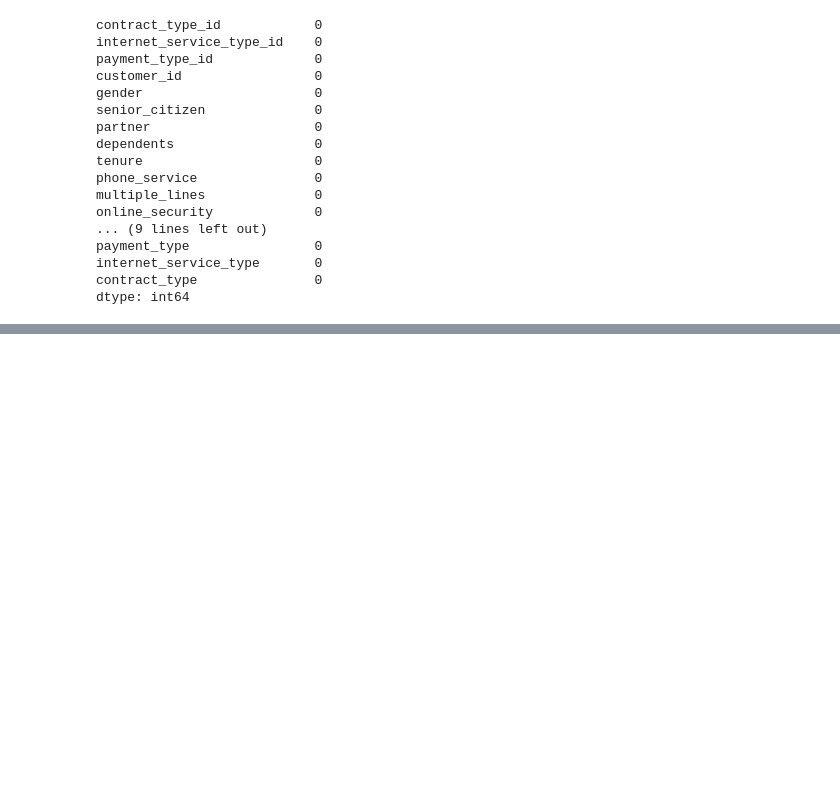
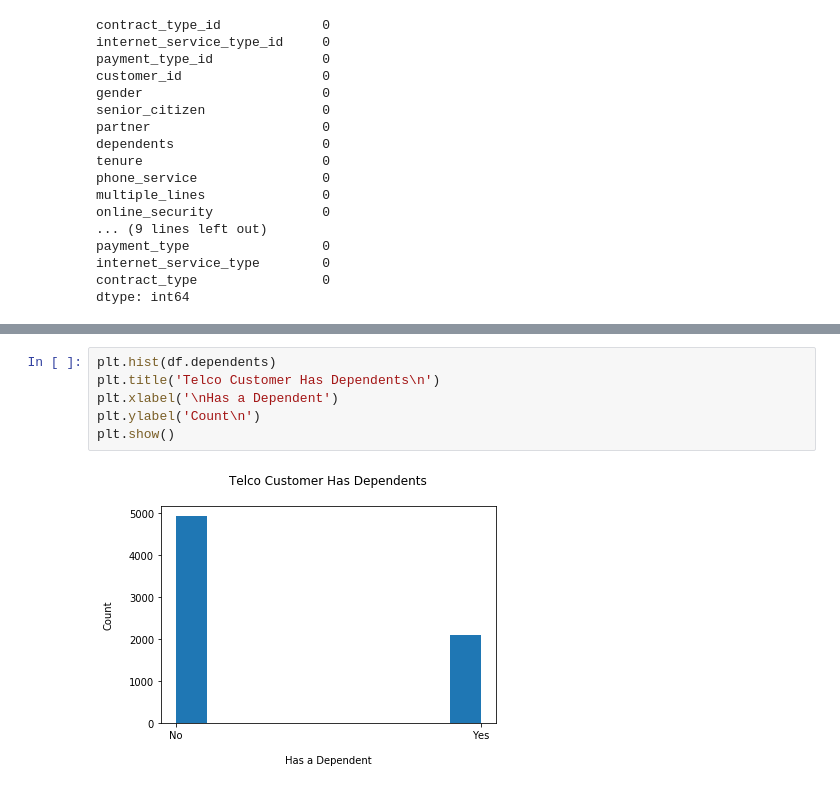
Before and after one commit to team-db-telco/telco-classification-project, a Jupyter notebook: telco_classifiaction_project.ipynb, the cells around one changed output, grey strips where cells are left out. Drawn from its saved outputs; the diff is of its cells as text; blank space fills up the shorter version.

```diff
--- a/telco_classifiaction_project.ipynb
+++ b/telco_classifiaction_project.ipynb
@@ -78,0 +117,8 @@ df[(df.churn == 'Yes') & (df.tenure > 12) & (df.contract_type == 'One year')].sh
+# %%
+plt.hist(df.dependents)
+plt.title('Telco Customer Has Dependents\n')
+plt.xlabel('\nHas a Dependent')
+plt.ylabel('Count\n')
+plt.show()
+# %% [output]
+[figure, added]
```
Also changed, not shown: parts of 24 cells of this notebook.
